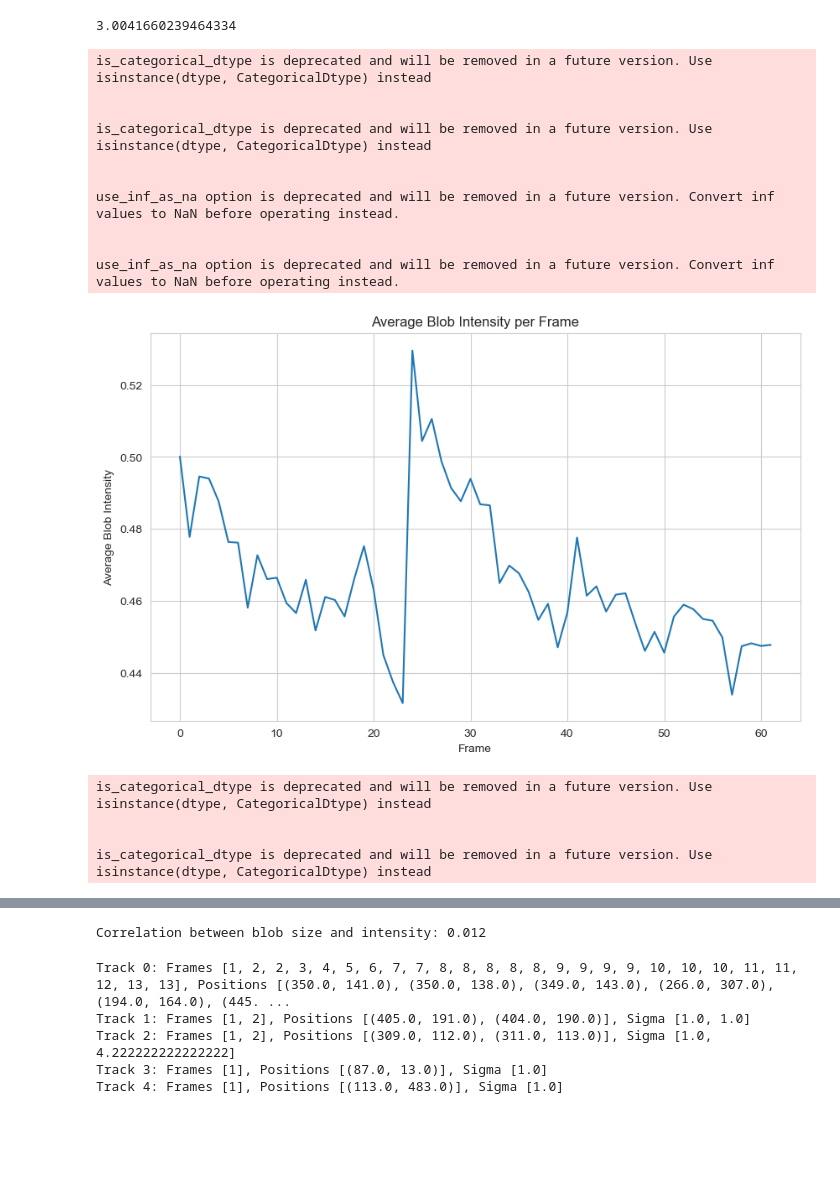
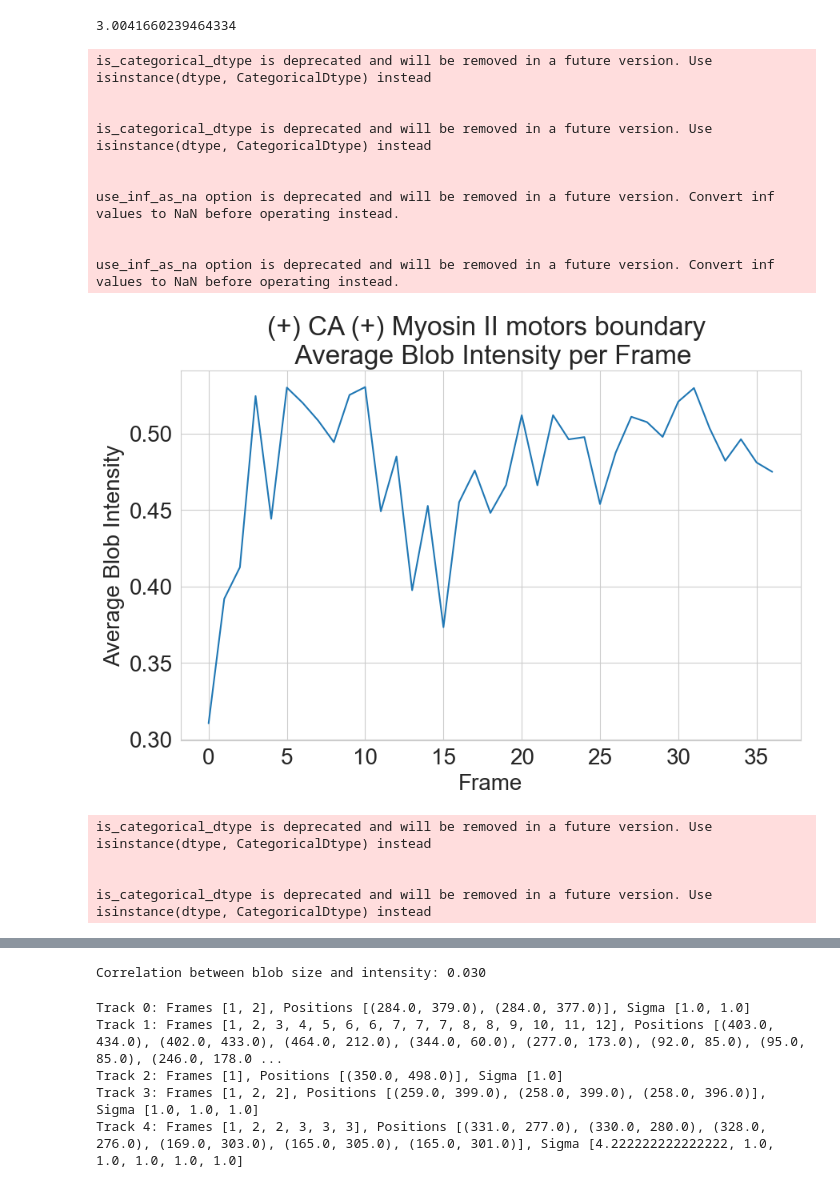
Before and after one commit to amityu/gel_sheets, a Jupyter notebook: analysis/coarsening.ipynb, the cells around one changed output, grey strips where cells are left out. Cells and saved outputs as stored; diff of their text form; code cells hidden in the pictures; blank space fills up the shorter version.

```diff
--- a/analysis/coarsening.ipynb
+++ b/analysis/coarsening.ipynb
@@ -12,21 +12,26 @@ from preprocessing import preprocessing_v2 as pp
 from pathlib import Path
 from utils.file_util_exec import path_to_str
 from utils import analysis_utils as au
+plt.rcParams['font.size'] = 20
 # %%
 DATA_PATH = Path(r'D:\amityu\backoffice_data\\')
-movie =Path('130721_CCA60')
+movie_list = ['130721_CCA60', 'cca120_am200', 'control_1_050721']
+movie =Path(movie_list[1])
 MOVIE_PATH = DATA_PATH /  movie
 GRAPH_PATH = Path('C:/Users/amityu/Gel_Sheet_Graph/')
 ex_data = pp.get_ex_data(path_to_str(MOVIE_PATH) )
+OUTPUT_PATH = GRAPH_PATH /Path('coarsening')
 # %%
 # Load the blob dataframe
 
-if_surface = False
-if_membrane= ~if_surface
+if_surface = True
+if_membrane= not if_surface
 if if_surface:
-    df = pd.read_csv(MOVIE_PATH / Path('np/blobs.csv'))
+    manifold_name = 'boundary'
+    df = pd.read_csv(MOVIE_PATH / Path('np/surface_blobs.csv'))
     image_sequence = pp.get_merged_spike(path_to_str(MOVIE_PATH),ex_data)
 if if_membrane:
+    manifold_name = 'membrane'
     gel = np.load(MOVIE_PATH/ Path('np/gel_norm.npy'))
     df = pd.read_csv(MOVIE_PATH / Path('np/membrane_blobs.csv'))
     membrane = np.load(MOVIE_PATH/ Path('np/membrane.npy'))
@@ -180,36 +192,38 @@ np.exp(1.1)
 # Average intensity per frame
 avg_intensity_per_frame = df.groupby('frame')['intensity'].mean()
 
 plt.figure(figsize=(10, 6))
 sns.lineplot(x=avg_intensity_per_frame.index, y=avg_intensity_per_frame.values)
 plt.xlabel('Frame')
 plt.ylabel('Average Blob Intensity')
-plt.title('Average Blob Intensity per Frame')
+plt.title(f'{ex_data["name"]} {manifold_name} \n Average Blob Intensity per Frame')
+plt.savefig(OUTPUT_PATH / Path(f'{movie}_{manifold_name}_intensity_per_frame.png'))
 plt.show()
 
 # Correlation between blob size and intensity
 plt.figure(figsize=(10, 6))
 sns.scatterplot(x='sigma', y='intensity', data=df, alpha=0.5)
 plt.xlabel('Sigma (Blob Size)')
 plt.ylabel('Blob Intensity')
-plt.title('Blob Intensity vs. Blob Size')
+plt.title(f' {ex_data["name"]} {manifold_name} \n Blob Intensity vs. Blob Size')
+plt.savefig(OUTPUT_PATH / Path(f'{movie}_{manifold_name}_intensity_vs_size.png'))
 plt.show()
 
 # Compute correlation coefficient
 correlation = df['sigma'].corr(df['intensity'])
 print(f"Correlation between blob size and intensity: {correlation:.3f}")
 # %% [output]
 is_categorical_dtype is deprecated and will be removed in a future version. Use isinstance(dtype, CategoricalDtype) instead
 
 
 is_categorical_dtype is deprecated and will be removed in a future version. Use isinstance(dtype, CategoricalDtype) instead
 
 
 use_inf_as_na option is deprecated and will be removed in a future version. Convert inf values to NaN before operating instead.
 
 
 use_inf_as_na option is deprecated and will be removed in a future version. Convert inf values to NaN before operating instead.
-[figure, old version]
+[figure, new version]
 is_categorical_dtype is deprecated and will be removed in a future version. Use isinstance(dtype, CategoricalDtype) instead
 
 
@@ -218,4 +232,4 @@ is_categorical_dtype is deprecated and will be removed in a future version. Use
-Correlation between blob size and intensity: 0.012
+Correlation between blob size and intensity: 0.030
 # %%
 from scipy.spatial import cKDTree
 
@@ -276,10 +290,10 @@ for frame in range(1, num_frames + 1):
 for track_id, track in list(tracks.items())[:5]:
     print(f"Track {track_id}: Frames {track['frames']}, Positions {list(zip(track['y'], track['x']))}, Sigma {track['sigma']}")
 # %% [output]
-Track 0: Frames [1, 2, 2, 3, 4, 5, 6, 7, 7, 8, 8, 8, 8, 8, 9, 9, 9, 9, 10, 10, 10, 11, 11, 12, 13, 13], Positions [(350.0, 141.0), (350.0, 138.0), (349.0, 143.0), (266.0, 307.0), (194.0, 164.0), (445. ...
-Track 1: Frames [1, 2], Positions [(405.0, 191.0), (404.0, 190.0)], Sigma [1.0, 1.0]
-Track 2: Frames [1, 2], Positions [(309.0, 112.0), (311.0, 113.0)], Sigma [1.0, 4.222222222222222]
-Track 3: Frames [1], Positions [(87.0, 13.0)], Sigma [1.0]
-Track 4: Frames [1], Positions [(113.0, 483.0)], Sigma [1.0]
+Track 0: Frames [1, 2], Positions [(284.0, 379.0), (284.0, 377.0)], Sigma [1.0, 1.0]
+Track 1: Frames [1, 2, 3, 4, 5, 6, 6, 7, 7, 7, 8, 8, 9, 10, 11, 12], Positions [(403.0, 434.0), (402.0, 433.0), (464.0, 212.0), (344.0, 60.0), (277.0, 173.0), (92.0, 85.0), (95.0, 85.0), (246.0, 178.0 ...
+Track 2: Frames [1], Positions [(350.0, 498.0)], Sigma [1.0]
+Track 3: Frames [1, 2, 2], Positions [(259.0, 399.0), (258.0, 399.0), (258.0, 396.0)], Sigma [1.0, 1.0, 1.0]
+Track 4: Frames [1, 2, 2, 3, 3, 3], Positions [(331.0, 277.0), (330.0, 280.0), (328.0, 276.0), (169.0, 303.0), (165.0, 305.0), (165.0, 301.0)], Sigma [4.222222222222222, 1.0, 1.0, 1.0, 1.0, 1.0]
 # %%
 import matplotlib.patches as patches
```
Also changed, not shown: parts of 10 cells of this notebook, 1 other file.
